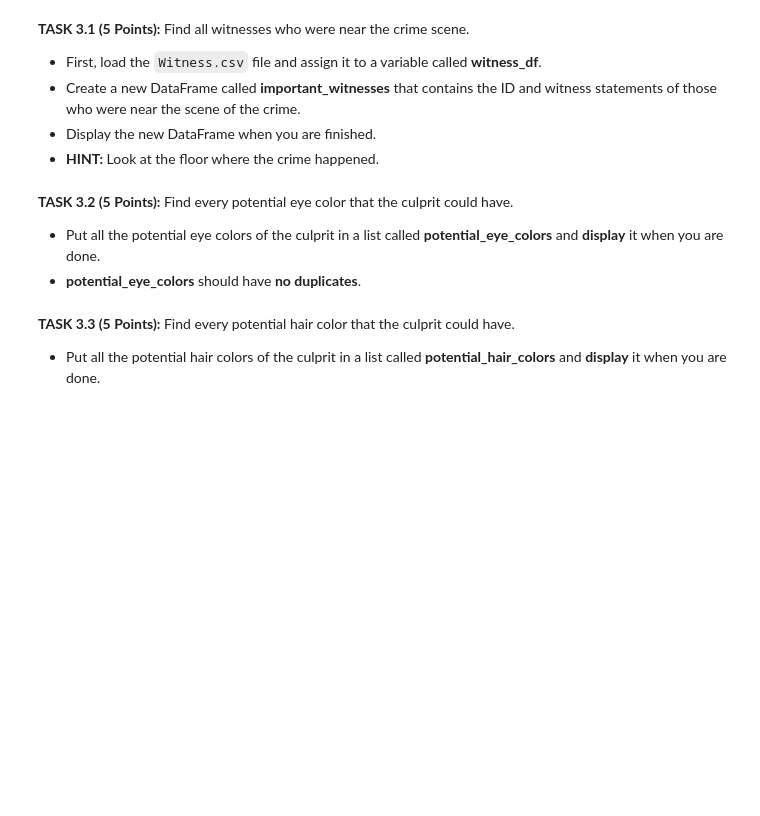
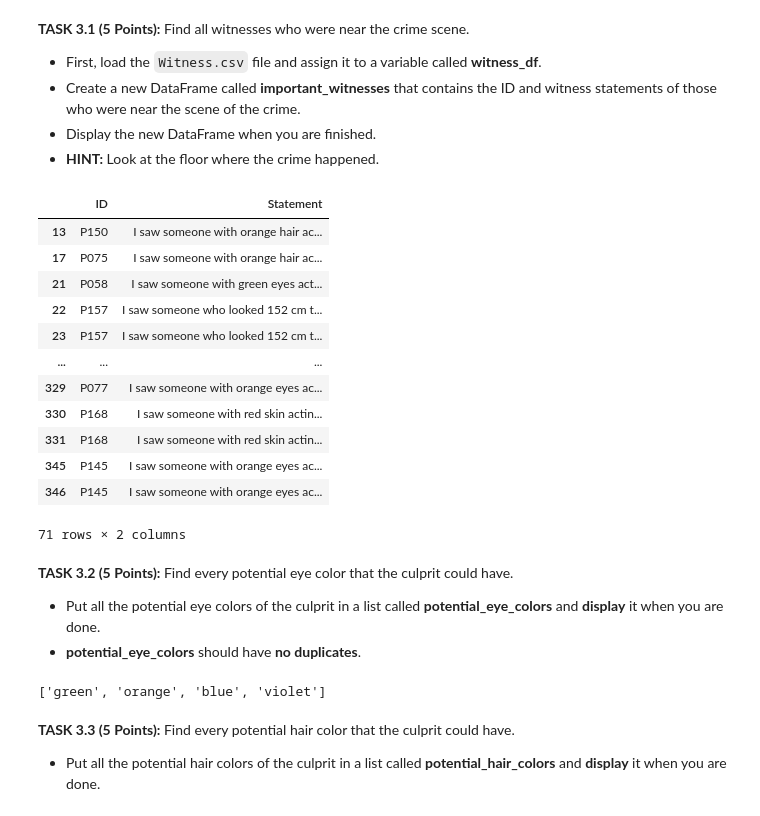
Before and after one commit to yohanbh/cmsc320, a Jupyter notebook: homework2/CMSC320_HW2_Summer_I_2026.ipynb, the cells around one changed output. Saved outputs shown, nothing was run; the diff lists cells and outputs as text; code cells hidden in the pictures; blank space fills up the shorter version.

```diff
--- a/homework2/CMSC320_HW2_Summer_I_2026.ipynb
+++ b/homework2/CMSC320_HW2_Summer_I_2026.ipynb
@@ -250,3 +318,31 @@ Now that we have successfully cleaned all of our data, let's begin finding the f
+# %%
+witness_df = pd.read_csv("Witness.csv")
+
+important_witnesses = pd.merge(
+    witness_df,
+    profiles_df[["ID", "Location_during_crime"]],
+    on="ID"
+)
+
+important_witnesses = important_witnesses[
+    important_witnesses["Location_during_crime"] == "second floor"
+][["ID", "Statement"]]
+
+important_witnesses
+# %% [output]
+|  | ID | Statement |
+| 13 | P150 | I saw someone with orange hair ac... |
+| 17 | P075 | I saw someone with orange hair ac... |
+| 21 | P058 | I saw someone with green eyes act... |
+| 22 | P157 | I saw someone who looked 152 cm t... |
+| 23 | P157 | I saw someone who looked 152 cm t... |
+| ... | ... | ... |
+| 329 | P077 | I saw someone with orange eyes ac... |
+| 330 | P168 | I saw someone with red skin actin... |
+| 331 | P168 | I saw someone with red skin actin... |
+| 345 | P145 | I saw someone with orange eyes ac... |
+| 346 | P145 | I saw someone with orange eyes ac... |
+71 rows × 2 columns
 # %% [markdown]
 **TASK 3.2 (5 Points):** Find every potential eye color that the culprit could have.
 
@@ -257,3 +351,19 @@ Now that we have successfully cleaned all of our data, let's begin finding the f
+# %%
+eye_statements = important_witnesses[
+    important_witnesses["Statement"].str.contains("eyes", case=False, na=False)
+]
+
+potential_eye_colors = (
+    eye_statements["Statement"]
+    .str.extract(r"with (\w+) eyes", expand=False)
+    .dropna()
+    .unique()
+    .tolist()
+)
+
+potential_eye_colors
+# %% [output]
+['green', 'orange', 'blue', 'violet']
 # %% [markdown]
 **TASK 3.3 (5 Points):** Find every potential hair color that the culprit could have.
 
```
Also changed, not shown: parts of 15 cells of this notebook.
